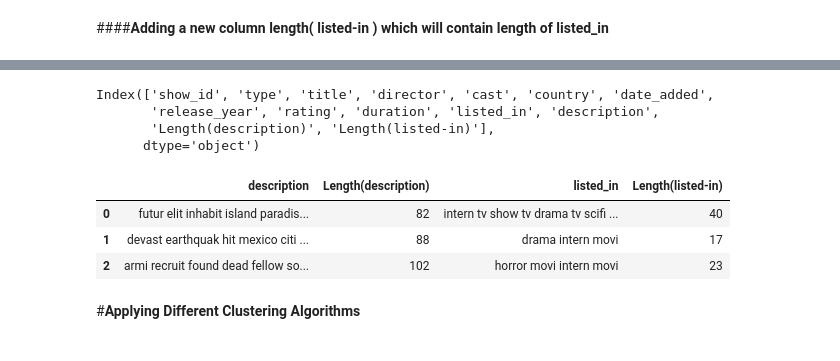
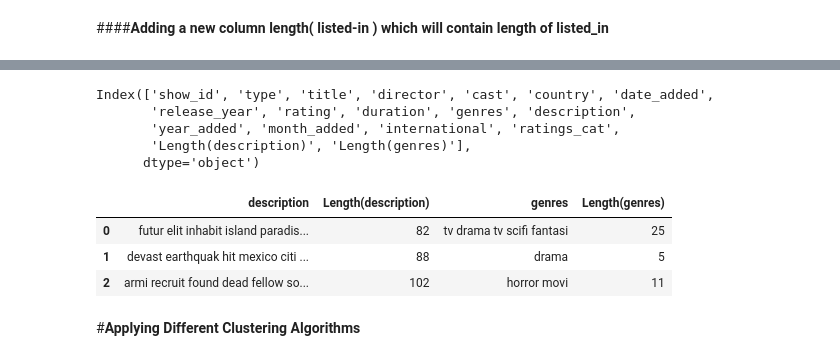
Before and after one commit to Harisha-AlmaBetter/NETFLIX-MOVIES-AND-TV-SHOWS-CLUSTERING, a Jupyter notebook: NETFLIX_CLUSTERING_.ipynb, the cells around one changed output, grey strips where cells are left out. Drawn from its saved outputs; the diff is of its cells as text; code cells hidden in the pictures.

```diff
--- a/NETFLIX_CLUSTERING_.ipynb
+++ b/NETFLIX_CLUSTERING_.ipynb
@@ -782,7 +784,7 @@ Index(['show_id', 'type', 'title', 'director', 'cast', 'country', 'date_added',
        'Length(description)'],
       dtype='object')
 # %%
-nf['listed_in'] = nf['listed_in'].apply(remove_punctuation)
+nf['genres'] = nf['genres'].apply(remove_punctuation)
 nf.head()
 # %% [output]
 |  | show_id | type | title | director | cast | country | date_added | release_year | rating | duration | ... |
@@ -794,8 +796,8 @@ nf.head()
 # %% [markdown]
 ##<B>Removing stopwords
 # %%
-#Remove stopwords for listed_in
-nf['listed_in'] = nf['listed_in'].apply( remove_stopwords )
+#Remove stopwords for genres
+nf['genres'] = nf['genres'].apply( remove_stopwords )
 nf.head( 2 )
 # %% [output]
 |  | show_id | type | title | director | cast | country | date_added | release_year | rating | duration | ... |
@@ -869,7 +871,7 @@ plt.barh(top15_most_ocurred_words_listed_in , top15_most_occurred_words_in_liste
 ##<B>Now will use SnowballStemmer( 'english' )
 # %%
 #Stemming for description
-nf['listed_in'] = nf['listed_in'].apply( Apply_stemming )
+nf['genres'] = nf['genres'].apply( Apply_stemming )
 nf.head(3)
 # %% [output]
 |  | show_id | type | title | director | cast | country | date_added | release_year | rating | duration | ... |
@@ -931,7 +933,7 @@ plt.barh(top15_most_ocurred_vocab_lised_in_after_stem_word , top15_most_occurred
 # %% [markdown]
 ####<B>Adding a new column length( listed-in ) which will contain length of listed_in
 # %%
-nf['Length(listed-in)'] = nf['listed_in'].apply(lambda x: len(x))
+nf['Length(genres)'] = nf['genres'].apply(lambda x: len(x))
 nf.head(3)
 # %% [output]
 |  | show_id | type | title | director | cast | country | date_added | release_year | rating | duration | ... |
@@ -942,16 +944,17 @@ nf.head(3)
 nf.columns
 # %% [output]
 Index(['show_id', 'type', 'title', 'director', 'cast', 'country', 'date_added',
-       'release_year', 'rating', 'duration', 'listed_in', 'description',
-       'Length(description)', 'Length(listed-in)'],
+       'release_year', 'rating', 'duration', 'genres', 'description',
+       'year_added', 'month_added', 'international', 'ratings_cat',
+       'Length(description)', 'Length(genres)'],
       dtype='object')
 # %%
-nf[['description', 'Length(description)', 'listed_in' ,'Length(listed-in)' ]].head(3)
+nf[['description', 'Length(description)', 'genres' ,'Length(genres)' ]].head(3)
 # %% [output]
-|  | description | Length(description) | listed_in | Length(listed-in) |
-| 0 | futur elit inhabit island paradis... | 82 | intern tv show tv drama tv scifi ... | 40 |
-| 1 | devast earthquak hit mexico citi ... | 88 | drama intern movi | 17 |
-| 2 | armi recruit found dead fellow so... | 102 | horror movi intern movi | 23 |
+|  | description | Length(description) | genres | Length(genres) |
+| 0 | futur elit inhabit island paradis... | 82 | tv drama tv scifi fantasi | 25 |
+| 1 | devast earthquak hit mexico citi ... | 88 | drama | 5 |
+| 2 | armi recruit found dead fellow so... | 102 | horror movi | 11 |
 # %% [markdown]
 #<B>Applying Different Clustering Algorithms
 # %% [markdown]
```
Also changed, not shown: parts of 43 cells of this notebook.
